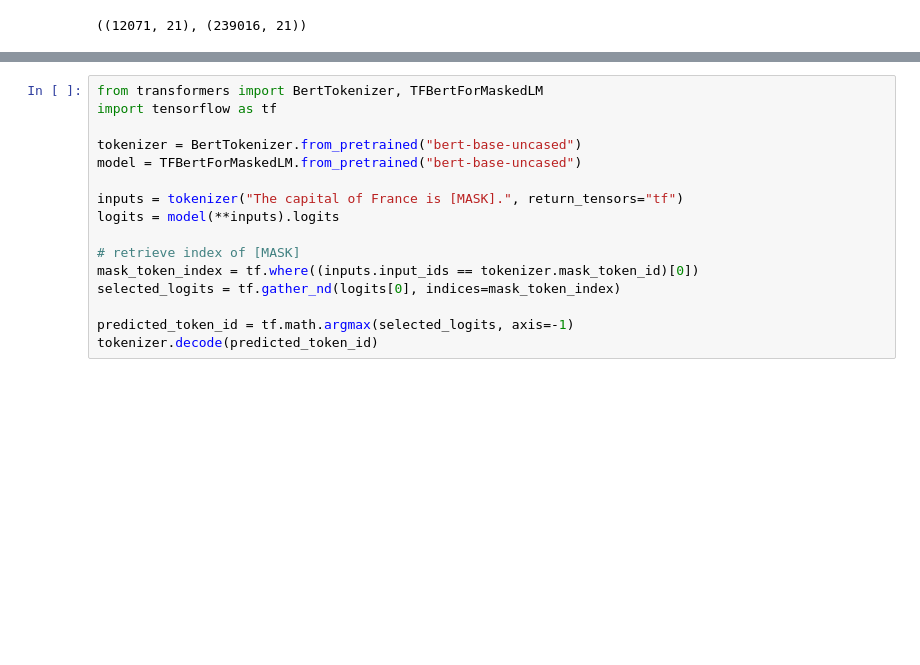
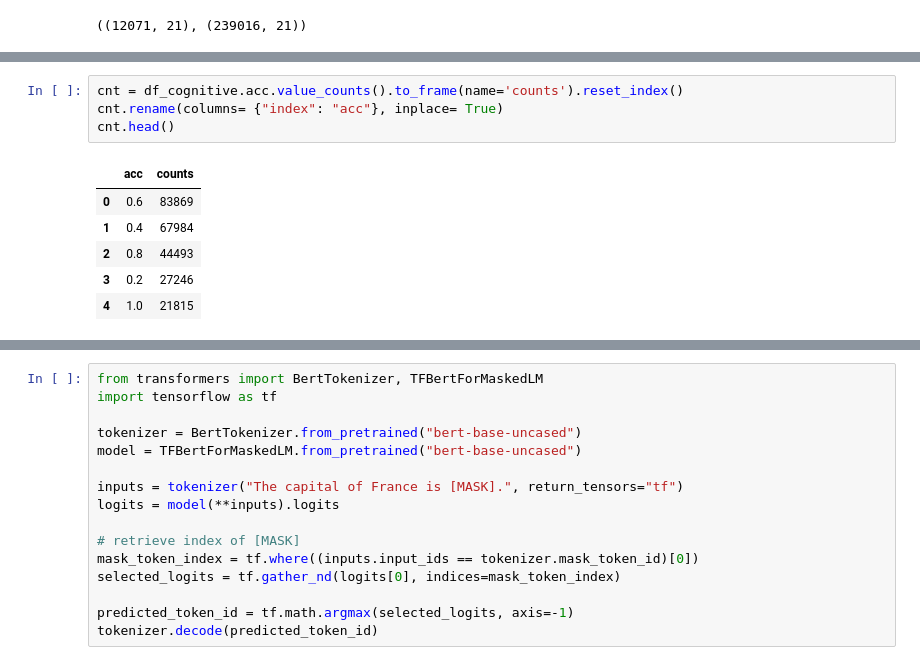
Before and after one commit to razaali0123/SB-SAT, a Jupyter notebook: model/analysis.ipynb, the cells around one changed output, grey strips where cells are left out. Drawn from its saved outputs; the diff is of its cells as text; blank space fills up the shorter version.

```diff
--- a/model/analysis.ipynb
+++ b/model/analysis.ipynb
@@ -136,0 +232,11 @@ df_train
+# %%
+cnt = df_cognitive.acc.value_counts().to_frame(name='counts').reset_index()
+cnt.rename(columns= {"index": "acc"}, inplace= True)
+cnt.head()
+# %% [output]
+|  | acc | counts |
+| 0 | 0.6 | 83869 |
+| 1 | 0.4 | 67984 |
+| 2 | 0.8 | 44493 |
+| 3 | 0.2 | 27246 |
+| 4 | 1.0 | 21815 |
```
Also changed, not shown: parts of 13 cells of this notebook.
